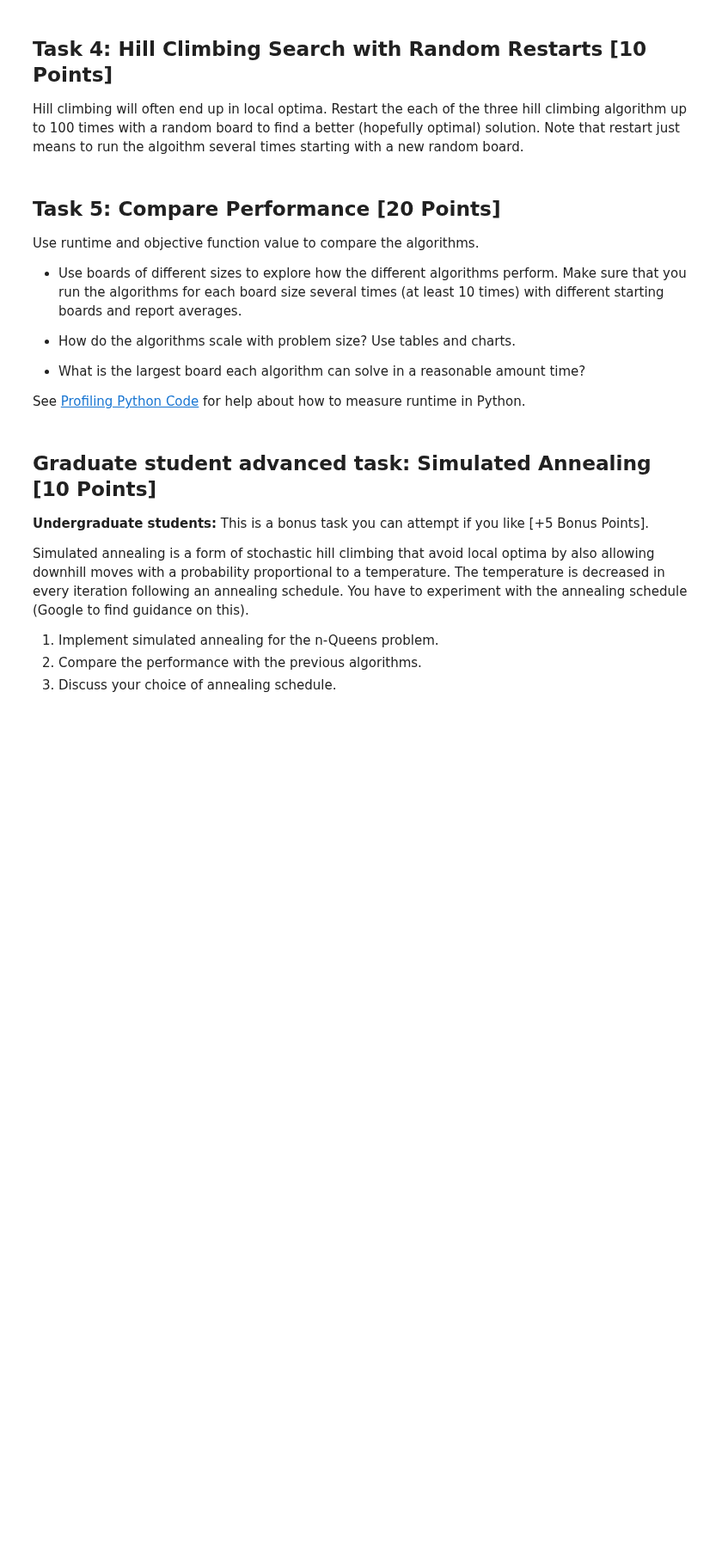
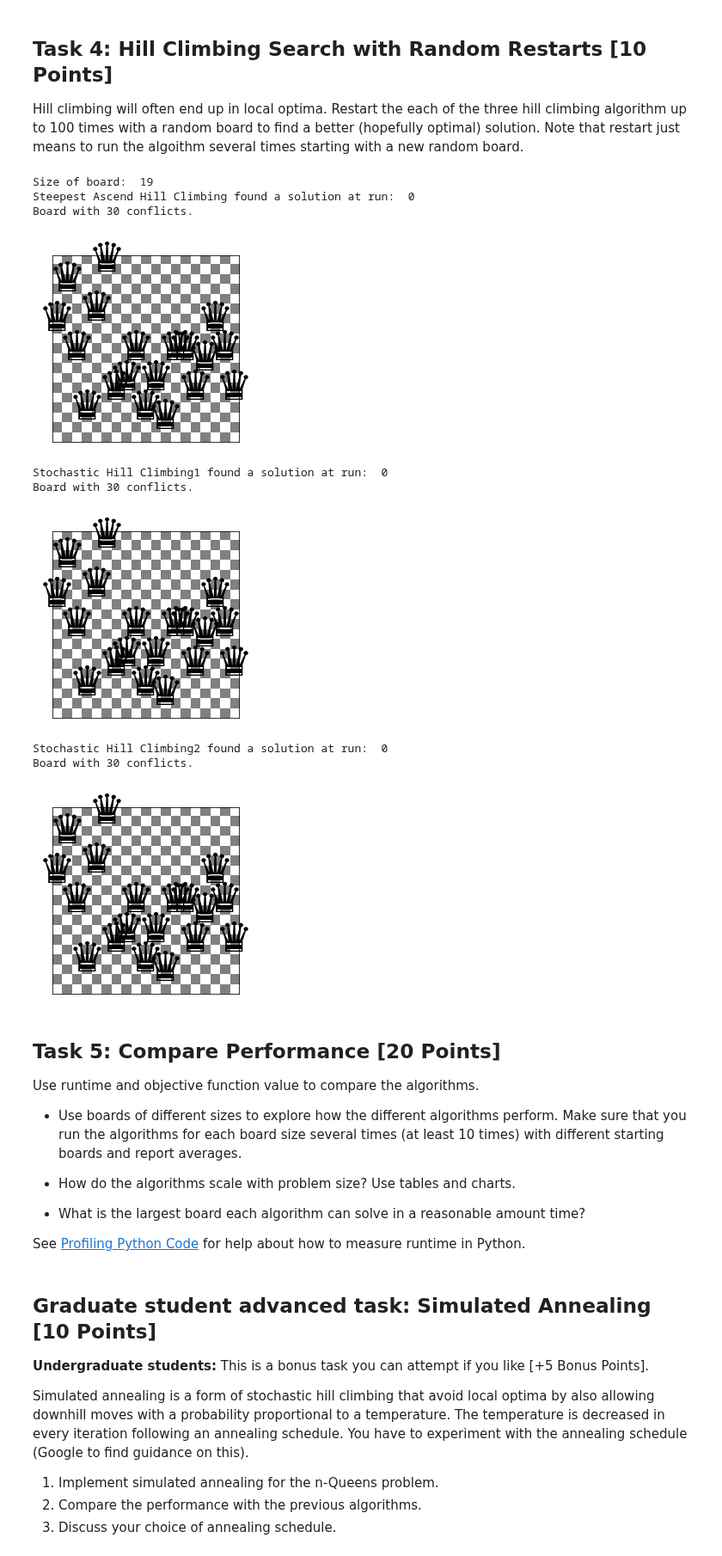
Before and after one commit to mhahsler/CS7320-AI, a Jupyter notebook: Local_Search/n_queens.ipynb, the cells around one changed output. Shown at 86% size. Saved outputs shown, nothing was run; the diff lists cells and outputs as text; code cells hidden in the pictures; blank space fills up the shorter version.

```diff
--- a/Local_Search/n_queens.ipynb
+++ b/Local_Search/n_queens.ipynb
@@ -150,3 +286,52 @@ Hill climbing will often end up in local optima. Restart the each of the three h
+# %%
+# Code and description go here
+import random
+board_size = random.randint(4, 20)
+SAHC_lo = 0
+SHC1_lo = 0
+SHC2_lo = 0
+board = random_board(board_size)
+SAHC_board = board.copy()
+SHC1_board = board.copy()
+SHC2_board = board.copy()
+print("Size of board: ", board_size)
+for i in range(100):
+    board = random_board(board_size)
+
+    SAHC = steepest_ascend_hill_climbing(board)
+    if(conflicts_jit(SAHC) == 0):
+        SAHC_lo = i
+        SAHC_board = SAHC
+
+    SHC1 = stochastic_hill_climbing1(board)
+    if(conflicts_jit(SHC1) == 0):
+        SHC1_lo = i
+        SHC1_board = SHC1
+
+    SHC2 = stochastic_hill_climbing2(board)
+    if(conflicts_jit(SHC2) == 0):
+        SHC2_lo = i
+        SHC2_board = SHC2
+
+print("Steepest Ascend Hill Climbing found a solution at run: ", SAHC_lo)
+show_board(SAHC_board)
+
+print("Stochastic Hill Climbing1 found a solution at run: ", SHC1_lo)
+show_board(SHC1_board)
+
+print("Stochastic Hill Climbing2 found a solution at run: ", SHC2_lo)
+show_board(SHC2_board)
+# %% [output]
+Size of board:  19
+Steepest Ascend Hill Climbing found a solution at run:  0
+Board with 30 conflicts.
+[figure, added]
+Stochastic Hill Climbing1 found a solution at run:  0
+Board with 30 conflicts.
+[figure, added]
+Stochastic Hill Climbing2 found a solution at run:  0
+Board with 30 conflicts.
+[figure, added]
 # %% [markdown]
 ## Task 5: Compare Performance [20 Points]
 
```
Also changed, not shown: parts of 9 cells of this notebook, 1 other file.
